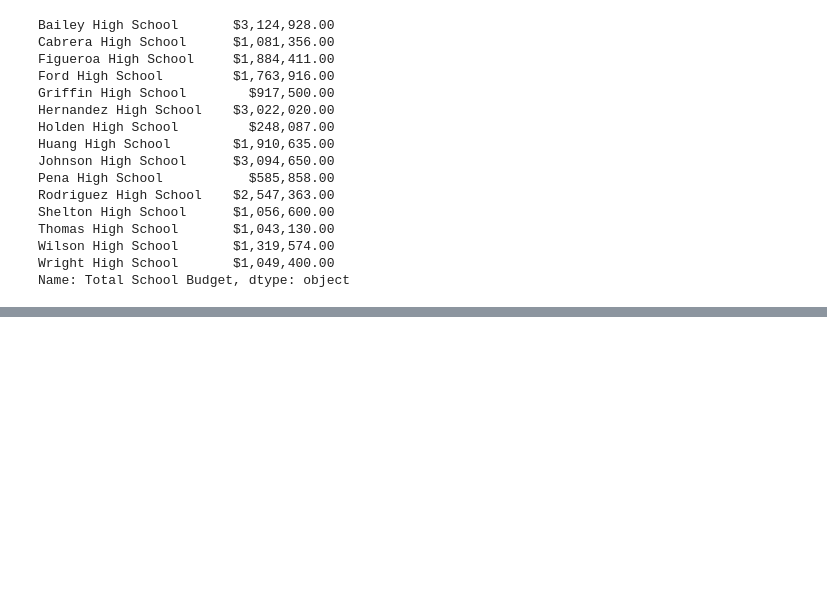
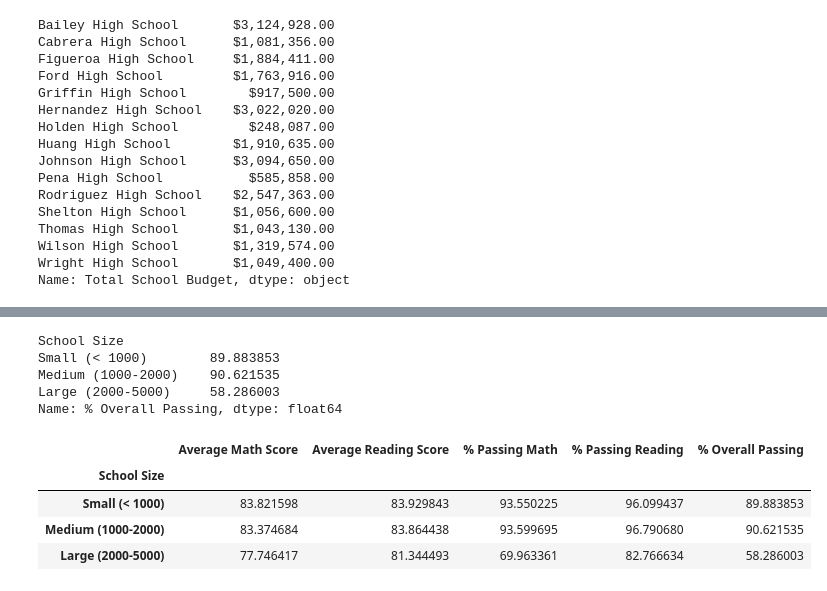
Before and after one commit to abhi82git/School_Analysis, a Jupyter notebook: PyCitySchools.ipynb, the cells around one changed output, grey strips where cells are left out. Drawn from its saved outputs; the diff is of its cells as text; code cells hidden in the pictures; blank space fills up the shorter version.

Commit message:
School Size Summary

```diff
--- a/PyCitySchools.ipynb
+++ b/PyCitySchools.ipynb
@@ -1291,0 +1311,6 @@ spending_summary_df["% Overall Passing"] = spending_summary_df["% Overall Passin
+# %%
+# Cut the school size into categories.
+school_bins = [0, 1000, 2000, 5000]
+school_group_names = ["Small (< 1000)", "Medium (1000-2000)", "Large (2000-5000)"]
+pd.cut(per_school_counts,school_bins)
+per_school_counts.groupby(pd.cut(per_school_counts, school_bins)).count()
@@ -1291,0 +1323,2 @@ spending_summary_df["% Overall Passing"] = spending_summary_df["% Overall Passin
+# %%
+per_school_summary_df["School Size"] = pd.cut(per_school_counts,school_bins,labels=school_group_names)
@@ -1291,0 +1344,28 @@ spending_summary_df["% Overall Passing"] = spending_summary_df["% Overall Passin
+# %%
+school_size_avg_math_score = per_school_summary_df.groupby(["School Size"]).mean()["Average Math Score"]
+school_size_avg_reading_score = per_school_summary_df.groupby(["School Size"]).mean()["Average Reading Score"]
+school_size_math_pass_percent = per_school_summary_df.groupby(["School Size"]).mean()["% Passing Math"]
+school_size_reading_pass_percent = per_school_summary_df.groupby(["School Size"]).mean()["% Passing Reading"]
+school_size_overall_pass_percent = per_school_summary_df.groupby(["School Size"]).mean()["% Overall Passing"]
+# %%
+school_size_overall_pass_percent
+# %% [output]
+School Size
+Small (< 1000)        89.883853
+Medium (1000-2000)    90.621535
+Large (2000-5000)     58.286003
+Name: % Overall Passing, dtype: float64
+# %%
+size_summary_df = pd.DataFrame({"Average Math Score": school_size_avg_math_score,
+                    "Average Reading Score": school_size_avg_reading_score,
+                    "% Passing Math": school_size_math_pass_percent,
+                    "% Passing Reading": school_size_reading_pass_percent,
+                    "% Overall Passing": school_size_overall_pass_percent})
+# %%
+size_summary_df
+# %% [output]
+|  | Average Math Score | Average Reading Score | % Passing Math | % Passing Reading | % Overall Passing |
+| School Size |  |  |  |  |  |
+| Small (< 1000) | 83.821598 | 83.929843 | 93.550225 | 96.099437 | 89.883853 |
+| Medium (1000-2000) | 83.374684 | 83.864438 | 93.599695 | 96.790680 | 90.621535 |
+| Large (2000-5000) | 77.746417 | 81.344493 | 69.963361 | 82.766634 | 58.286003 |
```
Also changed, not shown: parts of 72 cells of this notebook.
